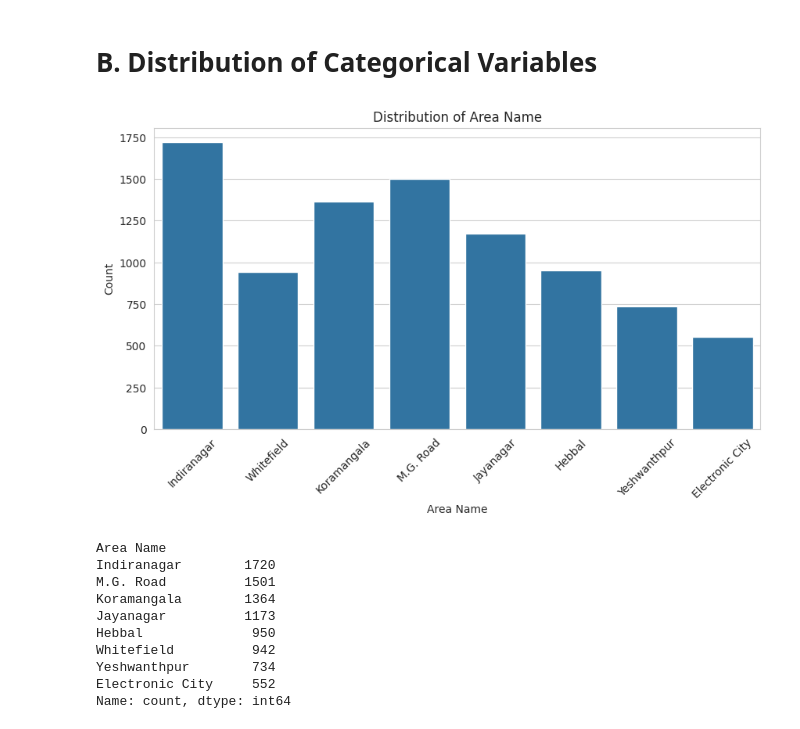
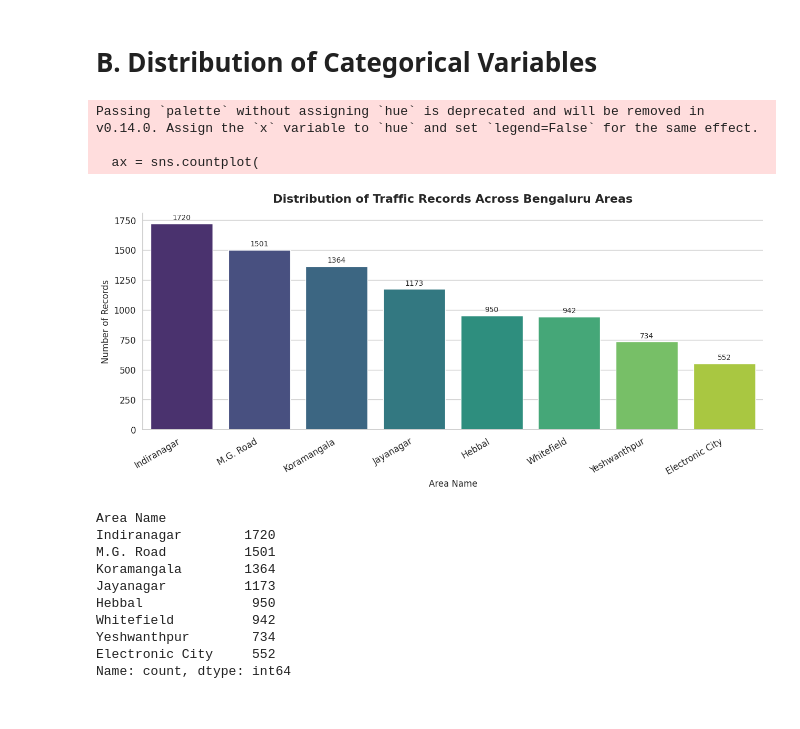
Before and after one commit to RathinG/capstone, a Jupyter notebook: Capstone_Project_(TEAM_1).ipynb, the cells around one changed output. Saved outputs shown, nothing was run; the diff lists cells and outputs as text; code cells hidden in the pictures.

Commit message:
Added code for attractive visualisations and analysis

```diff
--- a/Capstone_Project_(TEAM_1).ipynb
+++ b/Capstone_Project_(TEAM_1).ipynb
@@ -278,17 +278,47 @@ df[numerical_columns].describe()
 # B. Distribution of Categorical Variables
 # %%
 # I am creating a count plot to visualize the distribution of observations across different areas.
-plt.figure(figsize=(10, 5))
-sns.countplot(data=df, x='Area Name')
+# plt.figure(figsize=(10, 5))
+# sns.countplot(data=df, x='Area Name')
 
-plt.title('Distribution of Area Name')
-plt.xlabel('Area Name')
-plt.ylabel('Count')
-plt.xticks(rotation=45)
+# plt.title('Distribution of Area Name')
+# plt.xlabel('Area Name')
+# plt.ylabel('Count')
+# plt.xticks(rotation=45)
 
+# plt.show()
+
+#########################################################
+sns.set_theme(style="whitegrid", font_scale=1.1)
+
+order = df["Area Name"].value_counts().index # order the areas by their frequencies in decreasing order
+
+plt.figure(figsize=(13, 6))
+
+ax = sns.countplot(
+    data=df,
+    x="Area Name",
+    order=order,
+    palette="viridis"
+)
+
+for container in ax.containers:
+    ax.bar_label(container, padding=3, fontsize=10)
+
+plt.title("Distribution of Traffic Records Across Bengaluru Areas", fontsize=16, fontweight='bold', pad=15)
+plt.xlabel("Area Name", fontsize=12)
+plt.ylabel("Number of Records", fontsize=12)
+plt.xticks(rotation=30, ha='right')
+
+sns.despine()
+
+plt.tight_layout()
 plt.show()
 # %% [output]
+Passing `palette` without assigning `hue` is deprecated and will be removed in v0.14.0. Assign the `x` variable to `hue` and set `legend=False` for the same effect.
+
+  ax = sns.countplot(
-[figure, old version]
+[figure, new version]
 # %%
 # I am displaying the frequency of observations for each area.
 print(df['Area Name'].value_counts())
```
Also changed, not shown: parts of 27 cells of this notebook.
